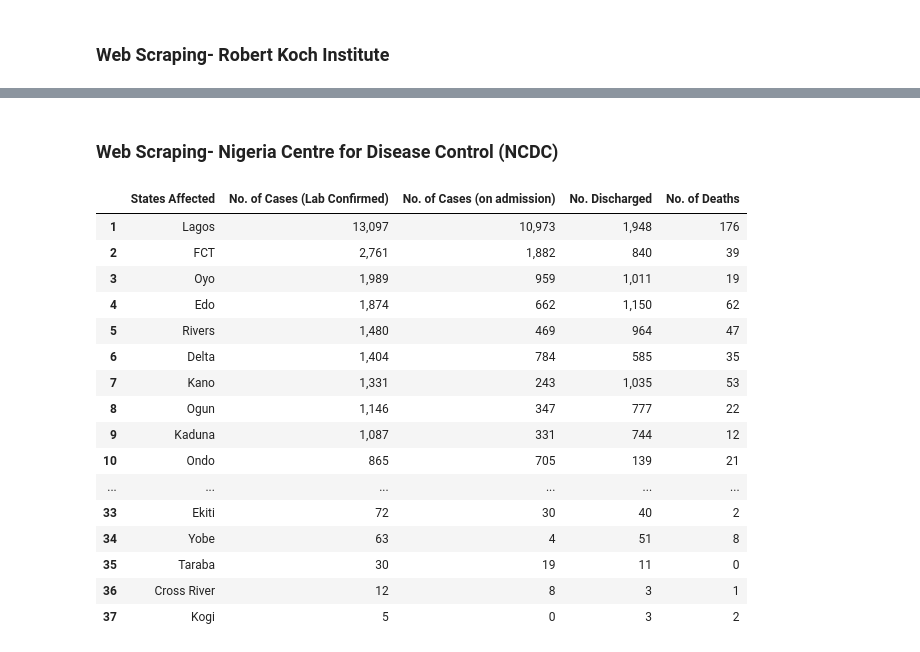
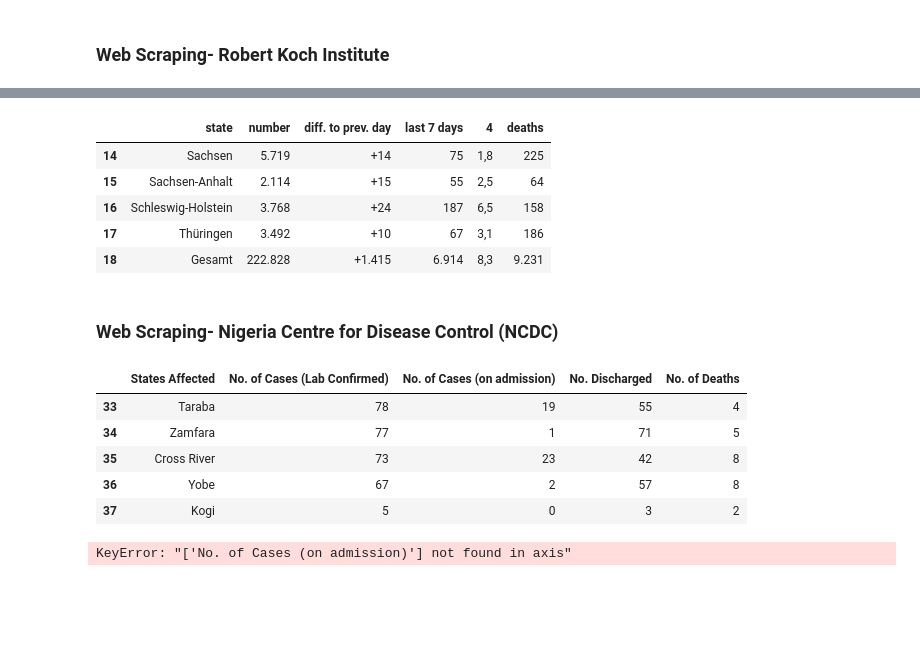
Before and after one commit to Faaizz/codiv_19_analysis, a Jupyter notebook: notebooks/Data_Understanding.ipynb, the cells around one changed output, grey strips where cells are left out. Drawn from its saved outputs; the diff is of its cells as text; code cells hidden in the pictures; blank space fills up the shorter version.

```diff
--- a/notebooks/Data_Understanding.ipynb
+++ b/notebooks/Data_Understanding.ipynb
@@ -185,3 +176,13 @@ scraped_data
+# %%
+# Show frame
+scraped_data.tail()
+# %% [output]
+|  | state | number | diff. to prev. day | last 7 days | 4 | deaths |
+| 14 | Sachsen | 5.719 | +14 | 75 | 1,8 | 225 |
+| 15 | Sachsen-Anhalt | 2.114 | +15 | 55 | 2,5 | 64 |
+| 16 | Schles­wig-Holstein | 3.768 | +24 | 187 | 6,5 | 158 |
+| 17 | Thüringen | 3.492 | +10 | 67 | 3,1 | 186 |
+| 18 | Gesamt | 222.828 | +1.415 | 6.914 | 8,3 | 9.231 |
 # %% [markdown]
 ### Web Scraping- Nigeria Centre for Disease Control (NCDC)
 # %%
@@ -224,23 +224,18 @@ pd_table= pd.DataFrame(table_data)
 pd_table= pd_table.dropna()
 # Insert column names
 pd_table= pd_table.rename(columns=table_headers)
-# Show Frame
-pd_table
-# %% [output]
-|  | States Affected | No. of Cases (Lab Confirmed) | No. of Cases (on admission) | No. Discharged | No. of Deaths |
-| 1 | Lagos | 13,097 | 10,973 | 1,948 | 176 |
-| 2 | FCT | 2,761 | 1,882 | 840 | 39 |
-| 3 | Oyo | 1,989 | 959 | 1,011 | 19 |
-| 4 | Edo | 1,874 | 662 | 1,150 | 62 |
-| 5 | Rivers | 1,480 | 469 | 964 | 47 |
-| 6 | Delta | 1,404 | 784 | 585 | 35 |
-| 7 | Kano | 1,331 | 243 | 1,035 | 53 |
-| 8 | Ogun | 1,146 | 347 | 777 | 22 |
-| 9 | Kaduna | 1,087 | 331 | 744 | 12 |
-| 10 | Ondo | 865 | 705 | 139 | 21 |
-| ... | ... | ... | ... | ... | ... |
-| 33 | Ekiti | 72 | 30 | 40 | 2 |
-| 34 | Yobe | 63 | 4 | 51 | 8 |
-| 35 | Taraba | 30 | 19 | 11 | 0 |
-| 36 | Cross River | 12 | 8 | 3 | 1 |
-| 37 | Kogi | 5 | 0 | 3 | 2 |
+# %%
+# Show frame
+pd_table.tail()
+# %% [output]
+|  | States Affected | No. of Cases (Lab Confirmed) | No. of Cases (on admission) | No. Discharged | No. of Deaths |
+| 33 | Taraba | 78 | 19 | 55 | 4 |
+| 34 | Zamfara | 77 | 1 | 71 | 5 |
+| 35 | Cross River | 73 | 23 | 42 | 8 |
+| 36 | Yobe | 67 | 2 | 57 | 8 |
+| 37 | Kogi | 5 | 0 | 3 | 2 |
+# %%
+# Drop column "No. of Cases (on admission)"
+pd_table= pd_table.drop(["No. of Cases (on admission)"], axis=1)
+# %% [output]
+KeyError: "['No. of Cases (on admission)'] not found in axis"
```
Also changed, not shown: parts of 12 cells of this notebook, 7 other files.
